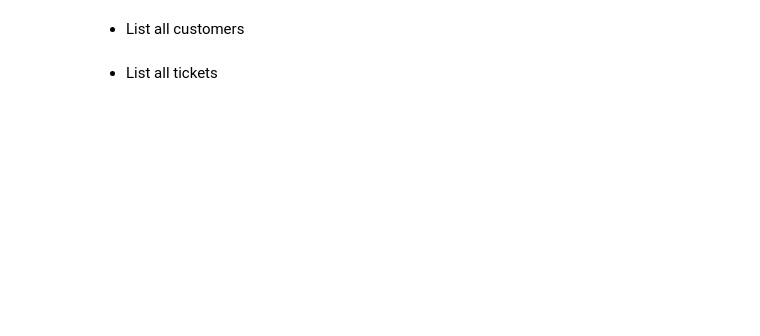
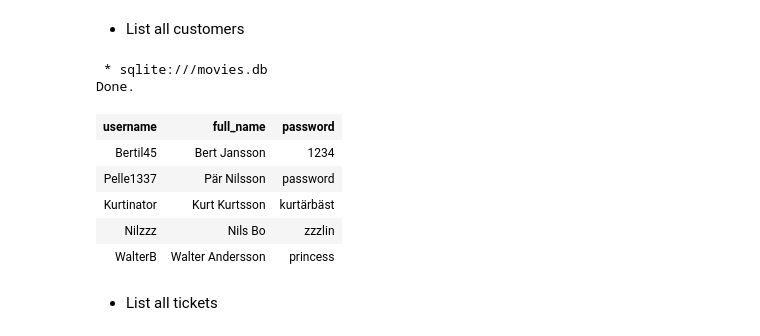
Before and after one commit to mapheus/lab2-database, a Jupyter notebook: lab2-nb.ipynb, the cells around one changed output. Drawn from its saved outputs; the diff is of its cells as text; code cells hidden in the pictures; blank space fills up the shorter version.

```diff
--- a/lab2-nb.ipynb
+++ b/lab2-nb.ipynb
@@ -80,6 +80,17 @@ Done.
 + List all customers
 # %%
 %%sql
+SELECT   *
+FROM     customers
+# %% [output]
+ * sqlite:///movies.db
+Done.
+| username | full_name | password |
+| Bertil45 | Bert Jansson | 1234 |
+| Pelle1337 | Pär Nilsson | password |
+| Kurtinator | Kurt Kurtsson | kurtärbäst |
+| Nilzzz | Nils Bo | zzzlin |
+| WalterB | Walter Andersson | princess |
 # %% [markdown]
 + List all tickets
 # %%
```
Also changed, not shown: parts of 12 cells of this notebook, 2 other files.
